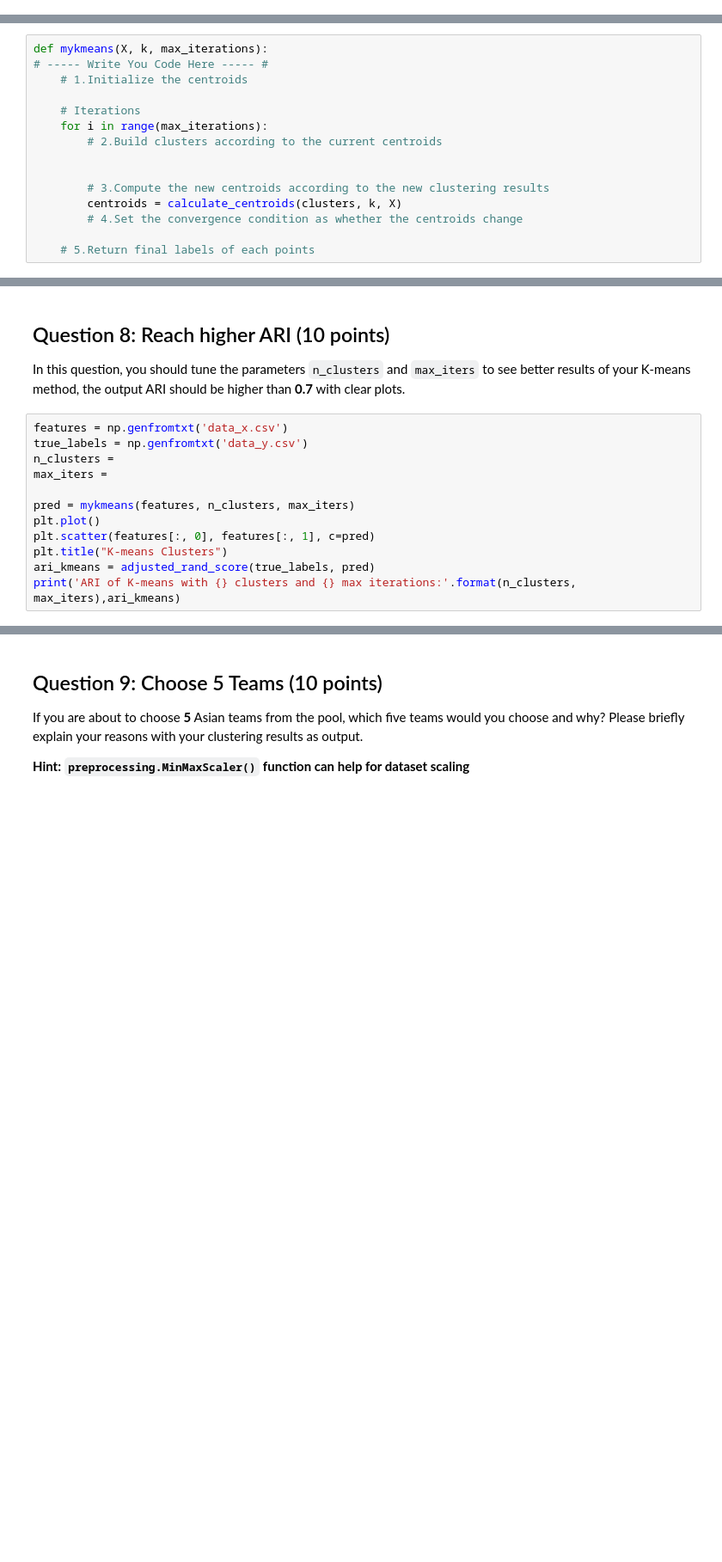
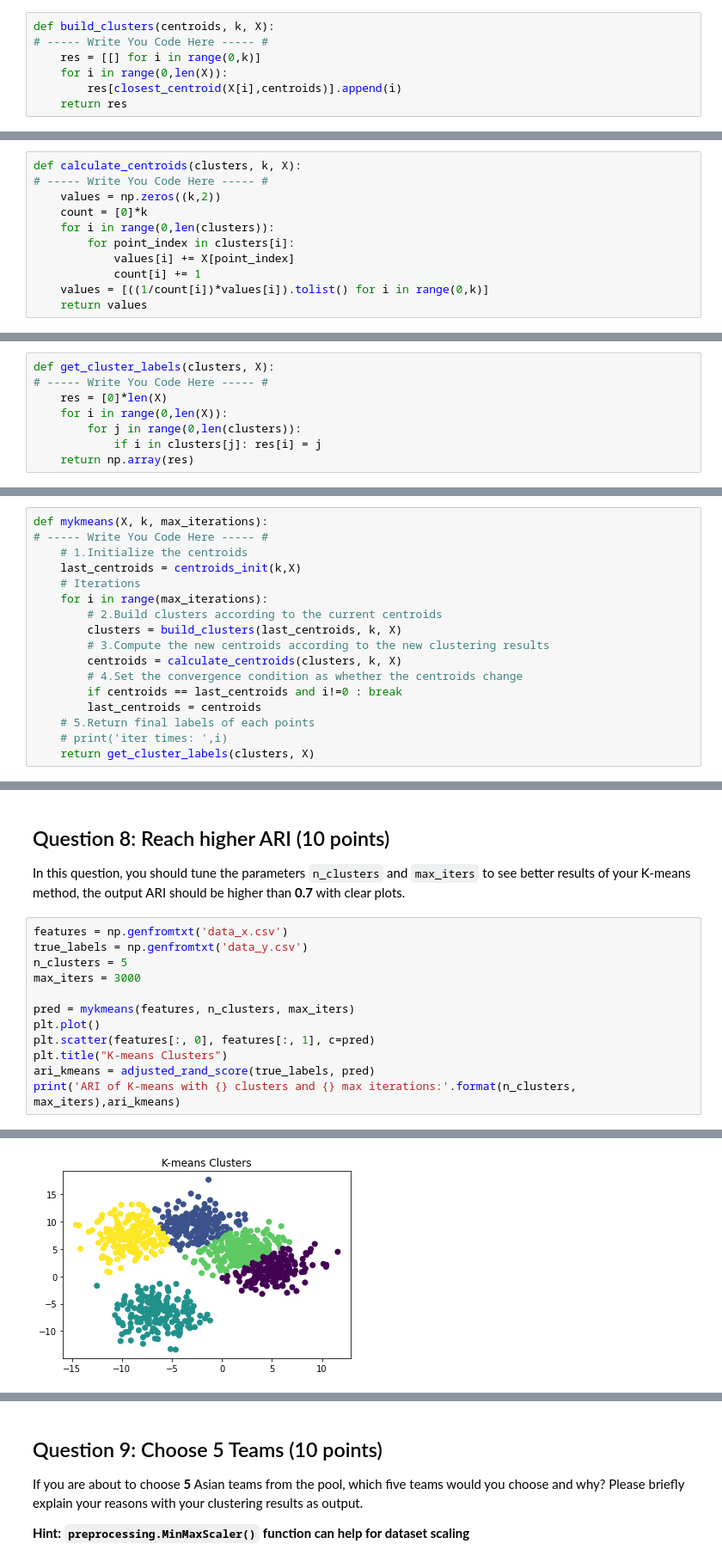
Before and after one commit to Crepdo/CS186_Database-Systems, a Jupyter notebook: HW3/HW3_coding/HW3_coding.ipynb, the cells around one changed output, grey strips where cells are left out. Shown at 86% size. Saved outputs shown, nothing was run; the diff lists cells and outputs as text; blank space fills up the shorter version.

```diff
--- a/HW3/HW3_coding/HW3_coding.ipynb
+++ b/HW3/HW3_coding/HW3_coding.ipynb
@@ -99,0 +123,7 @@ def build_clusters(centroids, k, X):
+# %%
+def build_clusters(centroids, k, X):
+# ----- Write You Code Here ----- #
+    res = [[] for i in range(0,k)]
+    for i in range(0,len(X)):
+        res[closest_centroid(X[i],centroids)].append(i)
+    return res
@@ -114,0 +147,11 @@ def calculate_centroids(clusters, k, X):
+# %%
+def calculate_centroids(clusters, k, X):
+# ----- Write You Code Here ----- #
+    values = np.zeros((k,2))
+    count = [0]*k
+    for i in range(0,len(clusters)):
+        for point_index in clusters[i]:
+            values[i] += X[point_index]
+            count[i] += 1
+    values = [((1/count[i])*values[i]).tolist() for i in range(0,k)]
+    return values
@@ -128,0 +173,8 @@ def get_cluster_labels(clusters, X):
+# %%
+def get_cluster_labels(clusters, X):
+# ----- Write You Code Here ----- #
+    res = [0]*len(X)
+    for i in range(0,len(X)):
+        for j in range(0,len(clusters)):
+            if i in clusters[j]: res[i] = j
+    return np.array(res)
@@ -144,17 +200,19 @@ In this question, you should finish the "mykmeans" function. Define the K-means
 def mykmeans(X, k, max_iterations):
 # ----- Write You Code Here ----- #
     # 1.Initialize the centroids
-
+    last_centroids = centroids_init(k,X)
     # Iterations
     for i in range(max_iterations):
         # 2.Build clusters according to the current centroids
-
-
+        clusters = build_clusters(last_centroids, k, X)
         # 3.Compute the new centroids according to the new clustering results
         centroids = calculate_centroids(clusters, k, X)
         # 4.Set the convergence condition as whether the centroids change
-
+        if centroids == last_centroids and i!=0 : break
+        last_centroids = centroids
     # 5.Return final labels of each points
+    # print('iter times: ',i)
+    return get_cluster_labels(clusters, X)
 # %%
 # comparision for your check
 from sklearn.cluster import KMeans
@@ -178,8 +254,8 @@ In this question, you should tune the parameters `n_clusters` and `max_iters` to
 # %%
 features = np.genfromtxt('data_x.csv')
 true_labels = np.genfromtxt('data_y.csv')
-n_clusters =
-max_iters =
+n_clusters = 5
+max_iters = 3000
 
 pred = mykmeans(features, n_clusters, max_iters)
 plt.plot()
@@ -187,3 +263,4 @@ plt.scatter(features[:, 0], features[:, 1], c=pred)
 plt.title("K-means Clusters")
 ari_kmeans = adjusted_rand_score(true_labels, pred)
 print('ARI of K-means with {} clusters and {} max iterations:'.format(n_clusters, max_iters),ari_kmeans)
+# %% [output]
@@ -190,3 +268,4 @@ print('ARI of K-means with {} clusters and {} max iterations:'.format(n_clusters
+[figure, added]
 # %% [markdown]
 Part 3: Prediction of Asian Football Teams (20 points)
 ------------------------
```
Also changed, not shown: parts of 20 cells of this notebook, 6 other files.
